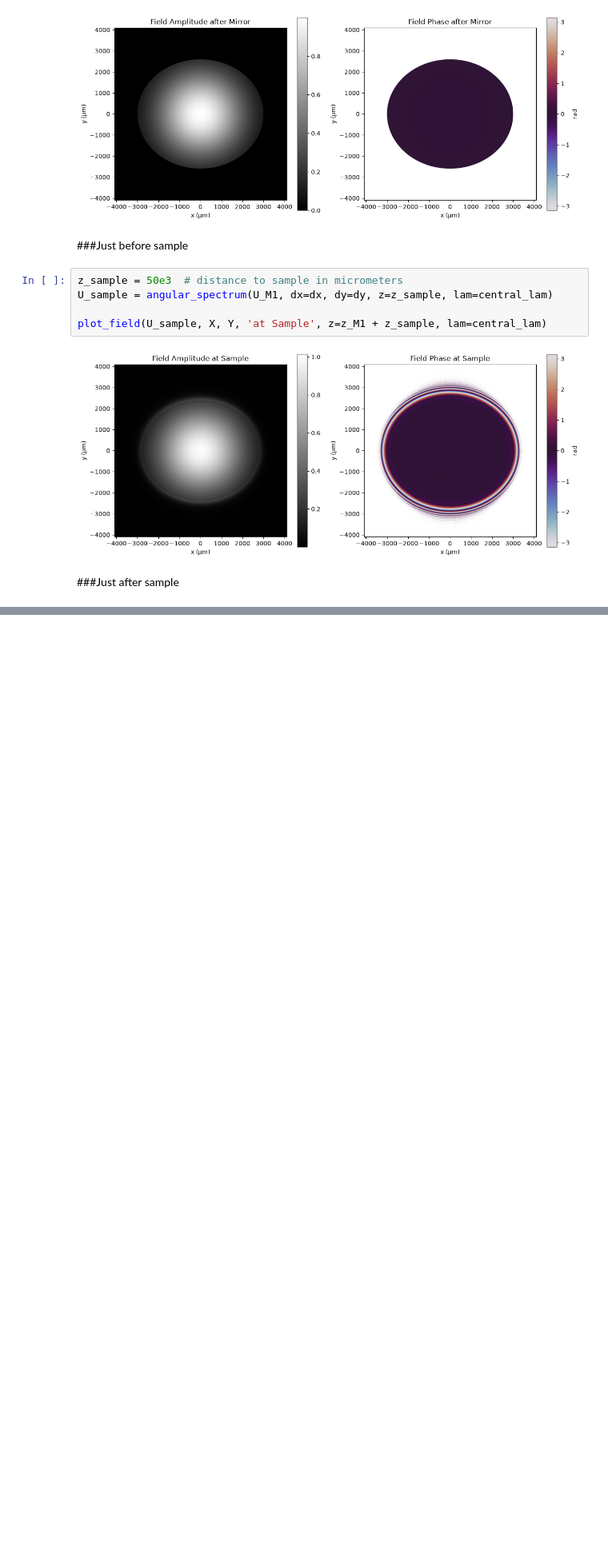
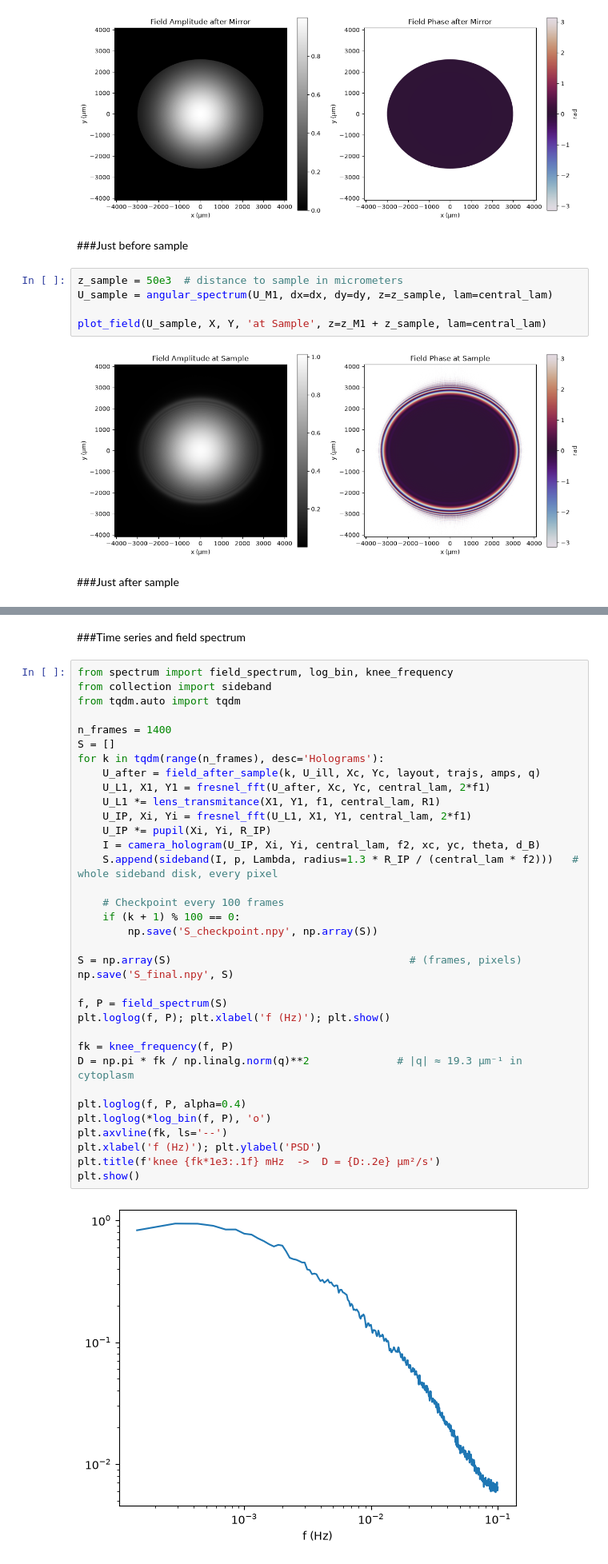
Before and after one commit to Andrecs05/Simulation_BioTissue_FBDHS, a Jupyter notebook: DHS instrument/code/per_surface_analysis.ipynb, the cells around one changed output, grey strips where cells are left out. Shown at 80% size. Cells and saved outputs as stored; diff of their text form; blank space fills up the shorter version.

```diff
--- a/DHS instrument/code/per_surface_analysis.ipynb
+++ b/DHS instrument/code/per_surface_analysis.ipynb
@@ -93,0 +164,39 @@ plot_field(U_after, Xc, Yc, 'after Sample', z=z_M1 + z_sample, lam=central_lam)
+# %% [markdown]
+###Time series and field spectrum
+# %%
+from spectrum import field_spectrum, log_bin, knee_frequency
+from collection import sideband
+from tqdm.auto import tqdm
+
+n_frames = 1400
+S = []
+for k in tqdm(range(n_frames), desc='Holograms'):
+    U_after = field_after_sample(k, U_ill, Xc, Yc, layout, trajs, amps, q)
+    U_L1, X1, Y1 = fresnel_fft(U_after, Xc, Yc, central_lam, 2*f1)
+    U_L1 *= lens_transmitance(X1, Y1, f1, central_lam, R1)
+    U_IP, Xi, Yi = fresnel_fft(U_L1, X1, Y1, central_lam, 2*f1)
+    U_IP *= pupil(Xi, Yi, R_IP)
+    I = camera_hologram(U_IP, Xi, Yi, central_lam, f2, xc, yc, theta, d_B)
+    S.append(sideband(I, p, Lambda, radius=1.3 * R_IP / (central_lam * f2)))   # whole sideband disk, every pixel
+
+    # Checkpoint every 100 frames
+    if (k + 1) % 100 == 0:
+        np.save('S_checkpoint.npy', np.array(S))
+
+S = np.array(S)                                      # (frames, pixels)
+np.save('S_final.npy', S)
+
+f, P = field_spectrum(S)
+plt.loglog(f, P); plt.xlabel('f (Hz)'); plt.show()
+
+fk = knee_frequency(f, P)
+D = np.pi * fk / np.linalg.norm(q)**2              # |q| ≈ 19.3 µm⁻¹ in cytoplasm
+
+plt.loglog(f, P, alpha=0.4)
+plt.loglog(*log_bin(f, P), 'o')
+plt.axvline(fk, ls='--')
+plt.xlabel('f (Hz)'); plt.ylabel('PSD')
+plt.title(f'knee {fk*1e3:.1f} mHz  ->  D = {D:.2e} µm²/s')
+plt.show()
+# %% [output]
+[figure, added]
```
Also changed, not shown: parts of 6 cells of this notebook, 5 other files.
